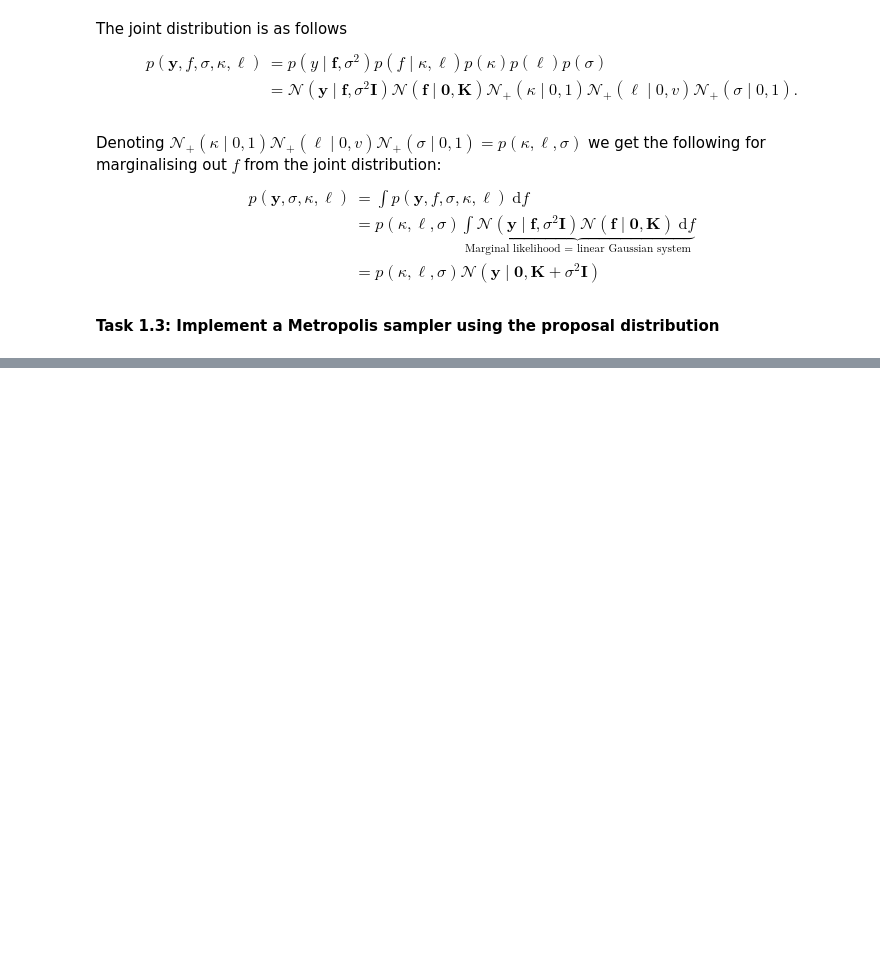
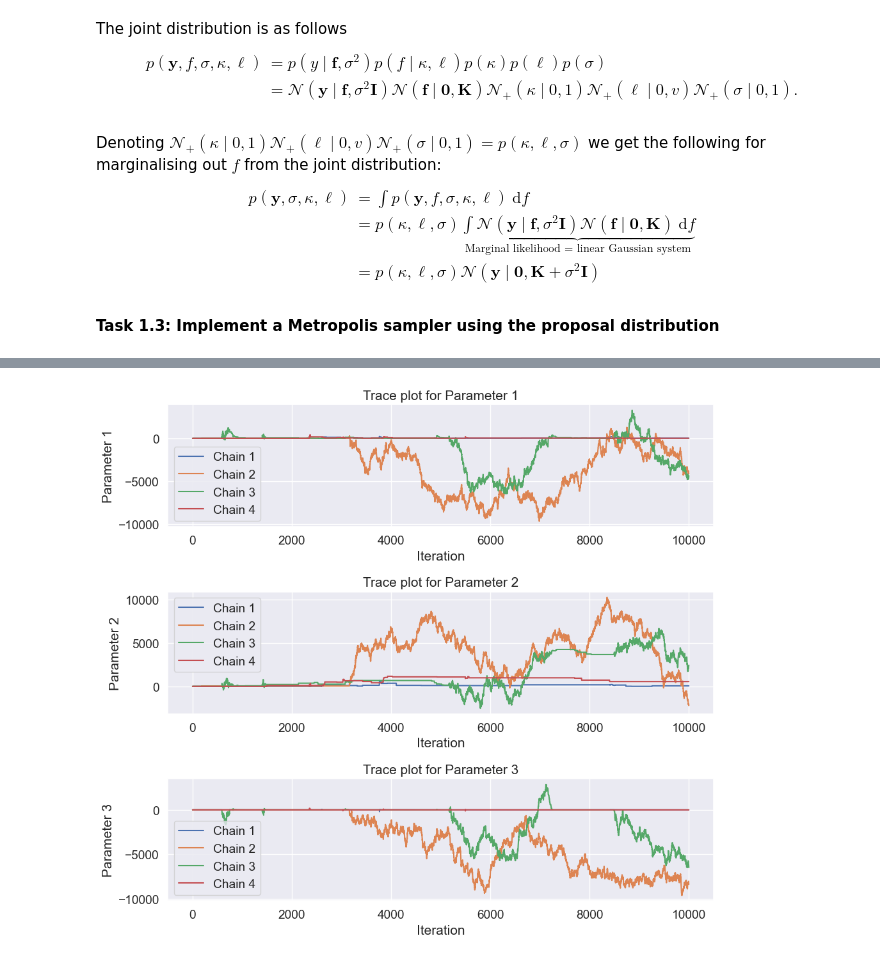
Before and after one commit to Ghjacobsen/BayesianML, a Jupyter notebook: Part1_assignment3.ipynb, the cells around one changed output, grey strips where cells are left out. Drawn from its saved outputs; the diff is of its cells as text; code cells hidden in the pictures; blank space fills up the shorter version.

Commit message:
Not working implementation of part 1.3 and 1.4

```diff
--- a/Part1_assignment3.ipynb
+++ b/Part1_assignment3.ipynb
@@ -74,0 +311,96 @@ $$
+# %%
+
+def compute_Rhat(chains):
+    """
+    Compute the Gelman-Rubin Rhat diagnostic for each parameter.
+    Expects chains to be a jnp.array of shape (num_chains, num_samples, num_params).
+    Returns a jnp.array of shape (num_params,).
+    """
+    num_chains, num_samples, num_params = chains.shape
+    chain_means = jnp.mean(chains, axis=1)  # shape: (num_chains, num_params)
+    overall_mean = jnp.mean(chains, axis=(0, 1))  # shape: (num_params,)
+    B = (
+        num_samples
+        / (num_chains - 1)
+        * jnp.sum((chain_means - overall_mean) ** 2, axis=0)
+    )  # between-chain variance.
+    # Use ddof=1 for unbiased sample variance
+    W = jnp.mean(jnp.var(chains, axis=1, ddof=1), axis=0)  # within-chain variance.
+    var_plus = ((num_samples - 1) / num_samples) * W + (1 / num_samples) * B
+    Rhat = jnp.sqrt(var_plus / W)
+    return Rhat
+
+
+def compute_effective_sample_size(chains):
+    """
+    Compute a basic effective sample size (S_eff) approximation for each parameter.
+    This implementation uses the lag autocorrelations of the merged chains.
+    Returns a jnp.array of shape (num_params,).
+    """
+    num_chains, num_samples, num_params = chains.shape
+    total_samples = int(num_chains * num_samples)
+    S_eff = jnp.zeros(num_params)
+    chains_np = np.array(chains)  # switch to numpy for autocorrelation computations
+
+    for p in range(num_params):
+        # merge chains for parameter p
+        x = chains_np[:, :, p].reshape(-1)
+        # compute autocorrelation for increasing lag until the correlation becomes negative
+        ac_sum = 0.0
+        for lag in range(1, num_samples):
+            # compute autocorrelation at lag 'lag'
+            corr = np.corrcoef(x[:-lag], x[lag:])[0, 1]
+            if corr < 0:
+                break
+            ac_sum += corr
+        S_eff = S_eff.at[p].set(total_samples / (1 + 2 * ac_sum))
+    return S_eff
+
+
+# Assume chains is a jnp.array of shape (num_chains, num_iter+1-warm_up, num_params)
+# Also assume warm_up, num_chains, and num_iter are defined.
+
+# Compute number of warm-up samples discarded (per chain)
+total_warm_up = num_chains * warm_up
+print(f"Number of warm-up samples discarded: {total_warm_up}")
+
+# Compute estimated overall mean and variance, pooling all samples
+all_samples = chains.reshape(-1, chains.shape[-1])  # shape: (total_samples, num_params)
+estimated_mean = jnp.mean(all_samples, axis=0)
+estimated_var = jnp.var(all_samples, axis=0)
+estimated_std = jnp.sqrt(estimated_var)
+
+# Compute convergence diagnostics.
+Rhat = compute_Rhat(chains)
+total_samples = num_chains * (chains.shape[1])  # after warm-up
+S_eff = compute_effective_sample_size(chains)
+R_eff = S_eff / total_samples
+MC_error = estimated_std / jnp.sqrt(S_eff)
+
+# Print results
+for p in range(all_samples.shape[1]):
+    print(f"\nParameter {p+1}:")
+    print(f"  Estimated mean:         {estimated_mean[p]:+3.2f}")
+    print(f"  Estimated variance:     {estimated_var[p]:+3.2f}")
+    print(f"  Effective sample size:  {S_eff[p]:.0f}")
+    print(f"  Relative efficiency:    {R_eff[p]:4.3f}")
+    print(f"  ˆR:                     {Rhat[p]:3.2f}")
+    print(f"  MC error:               {MC_error[p]:3.2f}")
+
+# Plot trace for each parameter.
+num_params = chains.shape[-1]
+fig, axes = plt.subplots(num_params, 1, figsize=(10, 3 * num_params))
+if num_params == 1:
+    axes = [axes]  # ensure axes is iterable
+
+for p in range(num_params):
+    for chain in range(chains.shape[0]):
+        axes[p].plot(chains[chain, :, p], label=f"Chain {chain+1}")
+    axes[p].set_xlabel("Iteration")
+    axes[p].set_ylabel(f"Parameter {p+1}")
+    axes[p].set_title(f"Trace plot for Parameter {p+1}")
+    axes[p].legend()
+
+plt.tight_layout()
+plt.show()
+# %% [output]
@@ -74,0 +424 @@ $$
+[figure, added]
```
Also changed, not shown: parts of 7 cells of this notebook, 1 other file.
